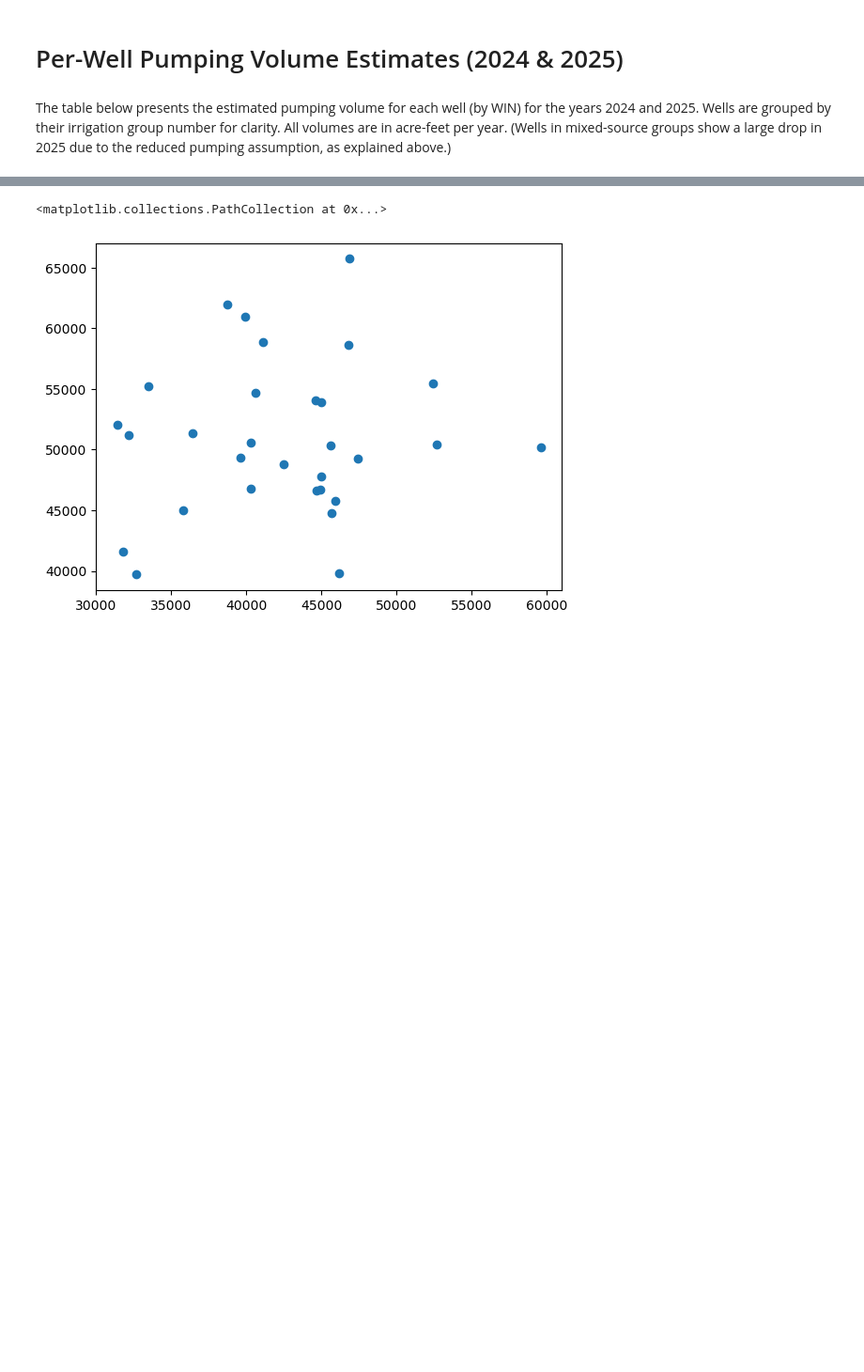
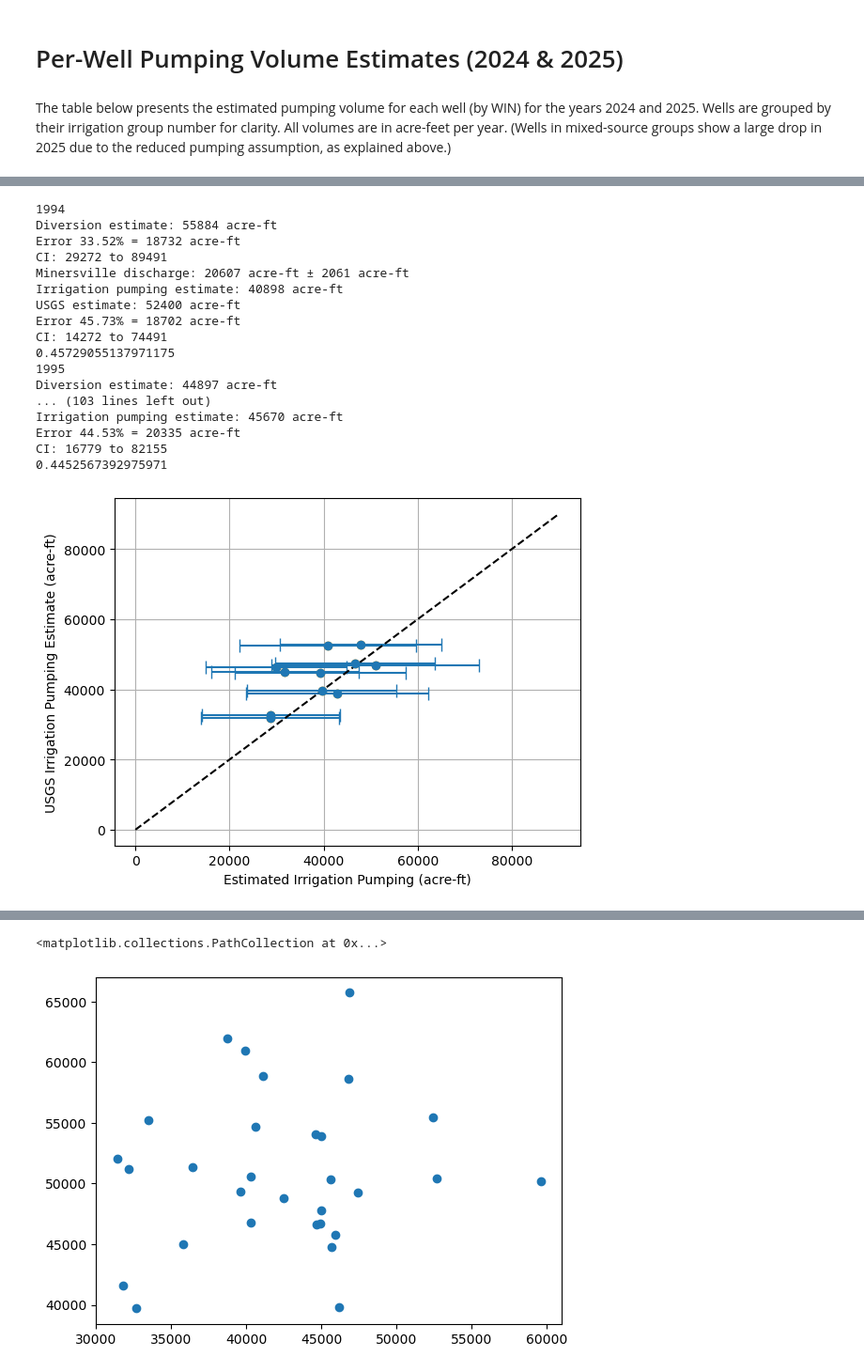
Before and after one commit to inkenbrandt/well_pump, a Jupyter notebook: 5_bayesian_pumping_estimates.ipynb, the cells around one changed output, grey strips where cells are left out. Shown: that part at 94% size. Saved outputs shown, nothing was run; the diff lists cells and outputs as text; code cells hidden in the pictures; blank space fills up the shorter version.

```diff
--- a/5_bayesian_pumping_estimates.ipynb
+++ b/5_bayesian_pumping_estimates.ipynb
@@ -100,0 +222,79 @@ appyrdict = appyr['applied_acre_feet_masked'].to_dict()
+# %%
+# Randomly sample 10000 infiltration percentage values (with replacement is implicit)
+data = applied['ratio'].dropna()
+params = stats.norm.fit(data)
+samples = stats.norm.rvs(*params, size=10000, random_state=42)
+infil_dist = stats.norm(*params)
+
+yrly_data = {}
+yrs = [1994,1995,1996,1997,1998,1999,2000,2020,2021,2022,2023,2024]
+for year in yrs:
+    print(f"{year}")
+
+    # Now model OET consumption uncertainty as normal with MAE = 17% of consumption based on Volk et al. Uncertainty of 17%
+    mae = np.sum(fields[year])*0.17
+    sigma = mae * np.sqrt(np.pi / 2)
+    oet_dist = stats.norm(loc=np.sum(fields[year]), scale=sigma)
+
+    # Now combine the two distributions to estimate diversion uncertainty
+    divers_samples = oet_dist.rvs(size=10000,random_state=42)/(1-infil_dist.rvs(size=10000, random_state=42))
+    divers_params = stats.norm.fit(divers_samples)
+    print(f"Diversion estimate: {np.mean(divers_samples):.0f} acre-ft")
+    print(f"Error {np.std(divers_samples)/np.mean(divers_samples)*100:.2f}% = {np.mean(divers_samples)*np.std(divers_samples)/np.mean(divers_samples):.0f} acre-ft")
+    print(f"CI: {np.percentile(divers_samples, 5):.0f} to {np.percentile(divers_samples, 95):.0f}")
+
+    mae_minersville = beav.loc[year,'discharge_acre_ft']*0.10
+    sigma_minersville = mae_minersville * np.sqrt(np.pi / 2)
+    print(f"Minersville discharge: {beav.loc[year,'discharge_acre_ft']:.0f} acre-ft ± {mae_minersville:.0f} acre-ft")
+    minersville_dist = stats.norm(loc=beav.loc[year,'discharge_acre_ft'], scale=sigma_minersville)
+    beav_q_samples = minersville_dist.rvs(size=10000,random_state=42)
+    irr_pumping_samples = divers_samples - np.where(beav_q_samples<15000,beav_q_samples,15000)
+    irr_pumping_params = stats.norm.fit(irr_pumping_samples)
+    print(f"Irrigation pumping estimate: {np.mean(irr_pumping_samples):.0f} acre-ft")
+    if year<2024:
+        print(f"USGS estimate: {usgs_irr[year]:.0f} acre-ft")
+    print(f"Error {np.std(irr_pumping_samples)/np.mean(irr_pumping_samples)*100:.2f}% = {np.mean(irr_pumping_samples)*np.std(irr_pumping_samples)/np.mean(irr_pumping_samples):.0f} acre-ft")
+    print(f"CI: {np.percentile(irr_pumping_samples, 5):.0f} to {np.percentile(irr_pumping_samples, 95):.0f}")
+    print(np.std(irr_pumping_samples)/np.mean(irr_pumping_samples))
+
+    yrly_data[year] = pd.Series({
+        'diversion_mean': np.mean(divers_samples),
+        'diversion_std': np.std(divers_samples),
+        'irr_pumping_mean': np.mean(irr_pumping_samples),
+        'irr_pumping_std': np.std(irr_pumping_samples),
+        'USGS_irr': usgs_irr.get(year, np.nan),
+        'Minersville_discharge': beav.loc[year,'discharge_acre_ft']
+        })
+
+yrly_df = pd.DataFrame(yrly_data).T
+yrly_df.round(0)
+
+
+
+plt.plot(yrly_df['irr_pumping_mean'], yrly_df['USGS_irr'], 'o',color='orange')
+plt.errorbar(yrly_df['irr_pumping_mean'], yrly_df['USGS_irr'],
+             xerr=yrly_df['irr_pumping_std'], fmt='o', capsize=5)
+plt.xlabel("Estimated Irrigation Pumping (acre-ft)")
+plt.ylabel("USGS Irrigation Pumping Estimate (acre-ft)")
+plt.plot([0,90000],[0,90000],'k--')
+plt.grid()
+#plt.xlim(0,60000)
+# %% [output]
+1994
+Diversion estimate: 55884 acre-ft
+Error 33.52% = 18732 acre-ft
+CI: 29272 to 89491
+Minersville discharge: 20607 acre-ft ± 2061 acre-ft
+Irrigation pumping estimate: 40898 acre-ft
+USGS estimate: 52400 acre-ft
+Error 45.73% = 18702 acre-ft
+CI: 14272 to 74491
+0.45729055137971175
+1995
+Diversion estimate: 44897 acre-ft
+... (103 lines left out)
+Irrigation pumping estimate: 45670 acre-ft
+Error 44.53% = 20335 acre-ft
+CI: 16779 to 82155
+0.4452567392975971
+[figure, added]
```
Also changed, not shown: parts of 11 cells of this notebook, 5 other files.
